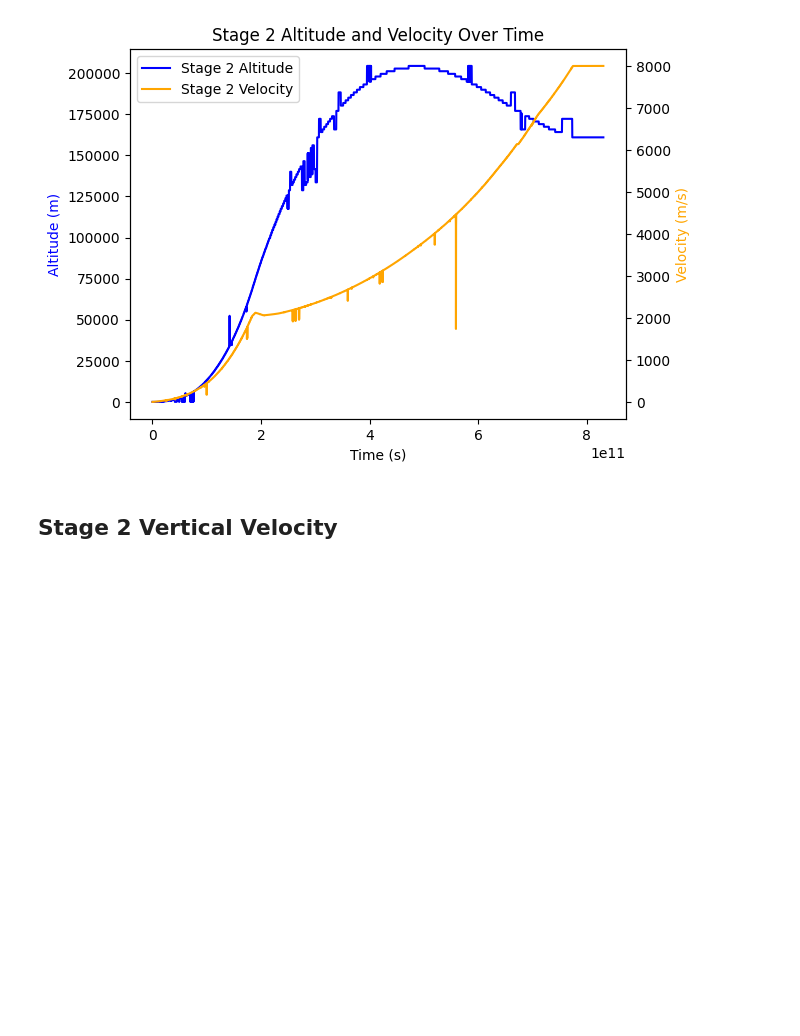
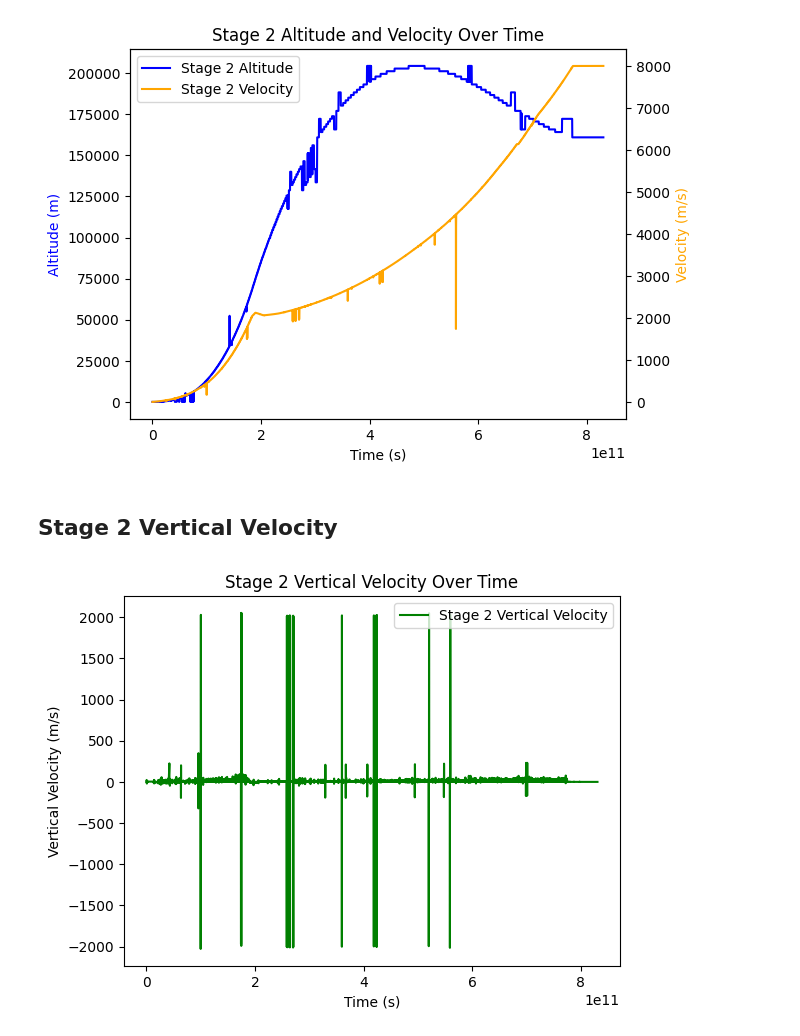
Before and after one commit to AlexanderJCS/new-glenn-launch-analysis, a Jupyter notebook: analysis.ipynb, the cells around one changed output. Saved outputs shown, nothing was run; the diff lists cells and outputs as text; code cells hidden in the pictures; blank space fills up the shorter version.

Commit message:
try to get vertical velocity

```diff
--- a/analysis.ipynb
+++ b/analysis.ipynb
@@ -63,3 +63,19 @@ plt.show()
 [figure]
 # %% [markdown]
 ## Stage 2 Vertical Velocity
+# %%
+stage_2_vertical_vel = ((df["stage2_vel"].diff()) / df["time"].diff().dt.total_seconds())[1:]
+stage_2_vertical_vel_times = df["time"][1:]
+
+# Remove points that are noise etc
+stage_2_vertical_vel_df = smooth_outliers(pd.DataFrame({"time": stage_2_vertical_vel_times, "vertical_vel": stage_2_vertical_vel}), "vertical_vel")
+# %%
+
+plt.plot(stage_2_vertical_vel_df["time"], stage_2_vertical_vel_df["vertical_vel"], label="Stage 2 Vertical Velocity", color="green")
+plt.xlabel("Time (s)")
+plt.ylabel("Vertical Velocity (m/s)")
+plt.title("Stage 2 Vertical Velocity Over Time")
+plt.legend()
+plt.show()
+# %% [output]
+[figure, added]
```
